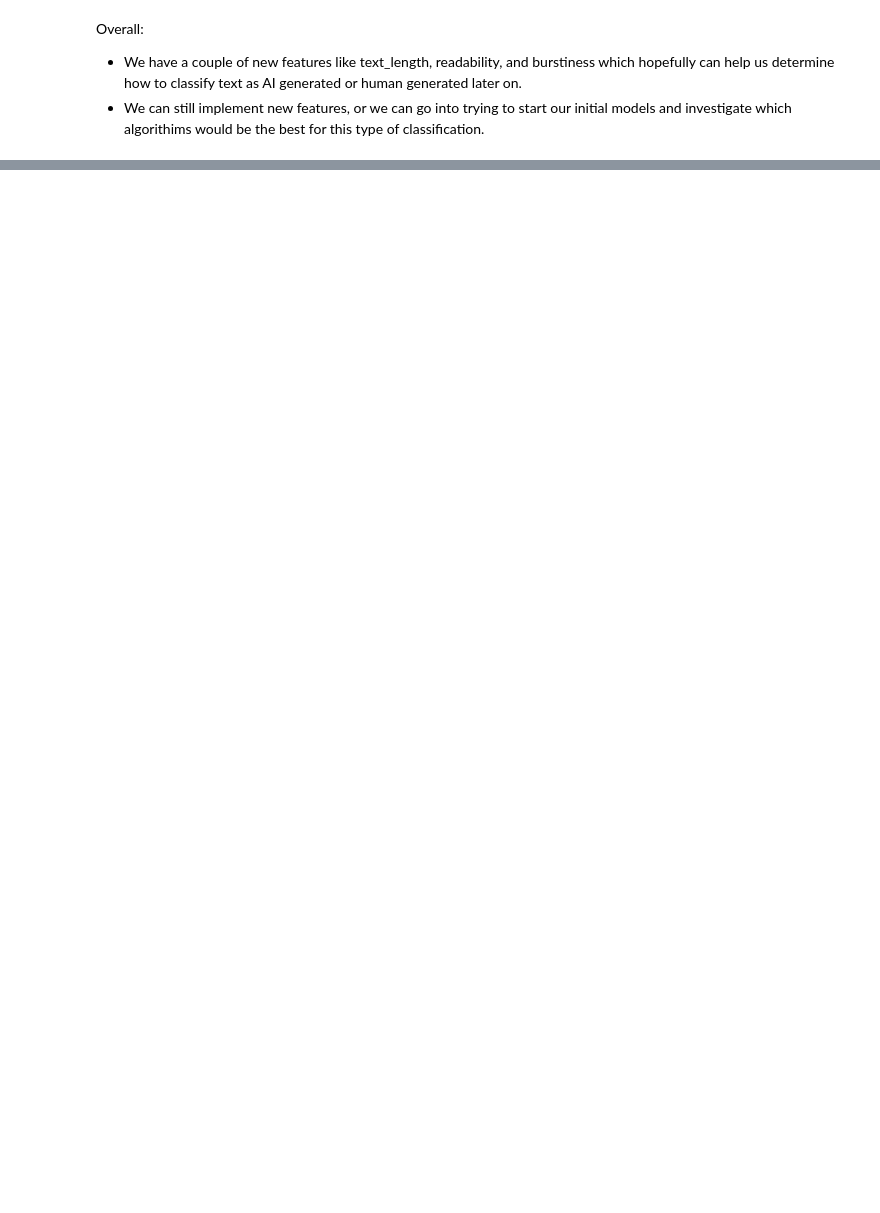
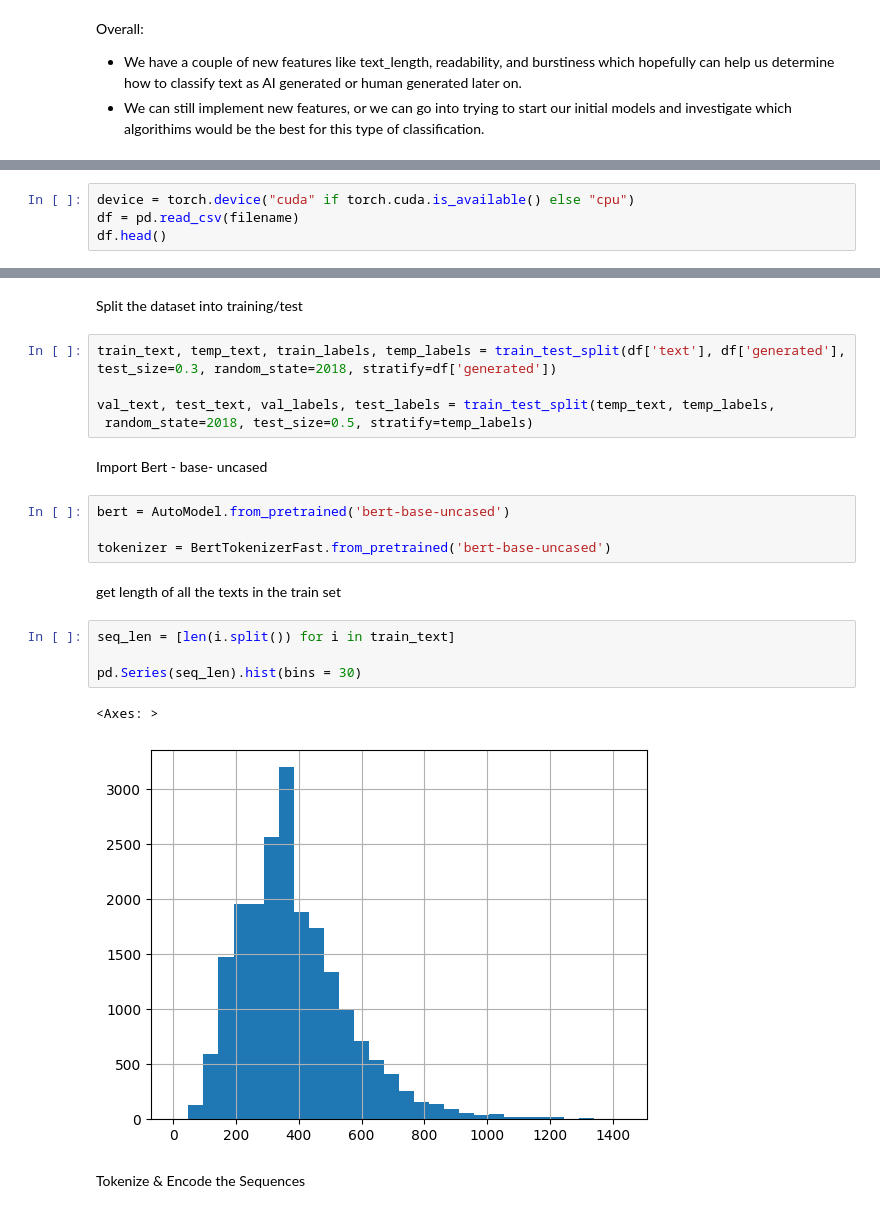
Before and after one commit to ebeckk/ml_text_classifier, a Jupyter notebook: final_project.ipynb, the cells around one changed output, grey strips where cells are left out. Cells and saved outputs as stored; diff of their text form; blank space fills up the shorter version.

Commit message:
added BERT implementation to the project

```diff
--- a/final_project.ipynb
+++ b/final_project.ipynb
@@ -254,0 +275,4 @@ Overall:
+# %%
+device = torch.device("cuda" if torch.cuda.is_available() else "cpu")
+df = pd.read_csv(filename)
+df.head()
@@ -254,0 +295,25 @@ Overall:
+# %% [markdown]
+Split the dataset into training/test
+# %%
+train_text, temp_text, train_labels, temp_labels = train_test_split(df['text'], df['generated'],
+test_size=0.3, random_state=2018, stratify=df['generated'])
+
+val_text, test_text, val_labels, test_labels = train_test_split(temp_text, temp_labels,
+ random_state=2018, test_size=0.5, stratify=temp_labels)
+# %% [markdown]
+Import Bert - base- uncased
+# %%
+bert = AutoModel.from_pretrained('bert-base-uncased')
+
+tokenizer = BertTokenizerFast.from_pretrained('bert-base-uncased')
+# %% [markdown]
+ get length of all the texts in the train set
+# %%
+seq_len = [len(i.split()) for i in train_text]
+
+pd.Series(seq_len).hist(bins = 30)
+# %% [output]
+<Axes: >
+[figure, added]
+# %% [markdown]
+Tokenize & Encode the Sequences
```
Also changed, not shown: parts of 35 cells of this notebook.
